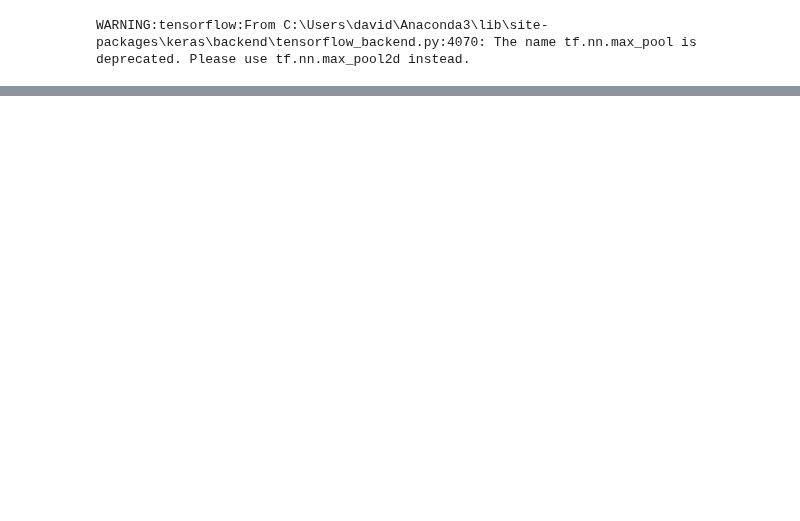
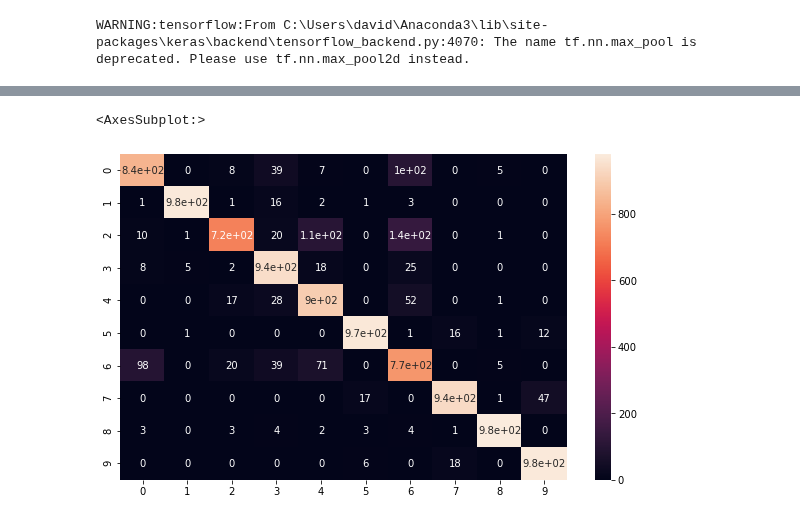
Before and after one commit to hamednasr/Fashion-Classification, a Jupyter notebook: fashion classification my code.ipynb, the cells around one changed output, grey strips where cells are left out. Drawn from its saved outputs; the diff is of its cells as text; code cells hidden in the pictures; blank space fills up the shorter version.

Commit message:
model evaluation

```diff
--- a/fashion classification my code.ipynb
+++ b/fashion classification my code.ipynb
@@ -182,7 +184,7 @@ model.add(Dense(output_dim = 10, activation= 'sigmoid'))
 # %%
 model.compile(loss ='sparse_categorical_crossentropy', optimizer=Adam(lr=0.001),metrics =['accuracy'])
 # %%
-epochs = 50
+epochs = 20
 # %%
 model.fit(X_train,
             y_train,
@@ -202,0 +219,3 @@ Epoch 2/50
+# %%
+class_pred = model.predict_classes(X_test)
+class_pred
@@ -202,0 +226,3 @@ Epoch 2/50
+# %%
+cm = confusion_matrix(y_test,class_pred)
+cm
@@ -202,0 +259,6 @@ Epoch 2/50
+# %%
+plt.figure(figsize=(10,6))
+sns.heatmap(cm,annot=True)
+# %% [output]
+<AxesSubplot:>
+[figure, added]
```
Also changed, not shown: parts of 8 cells of this notebook.
